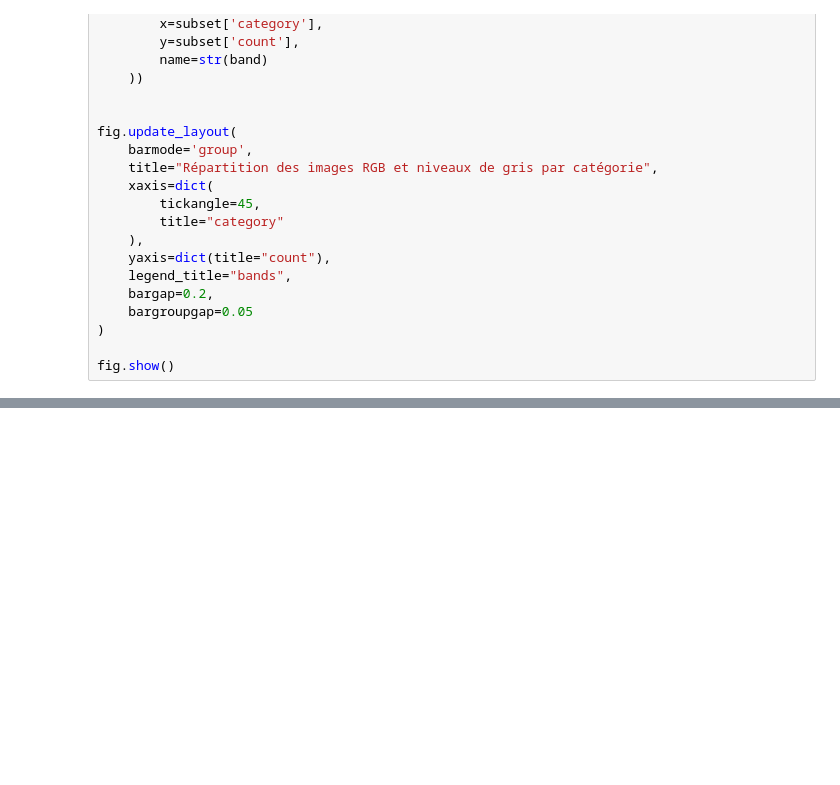
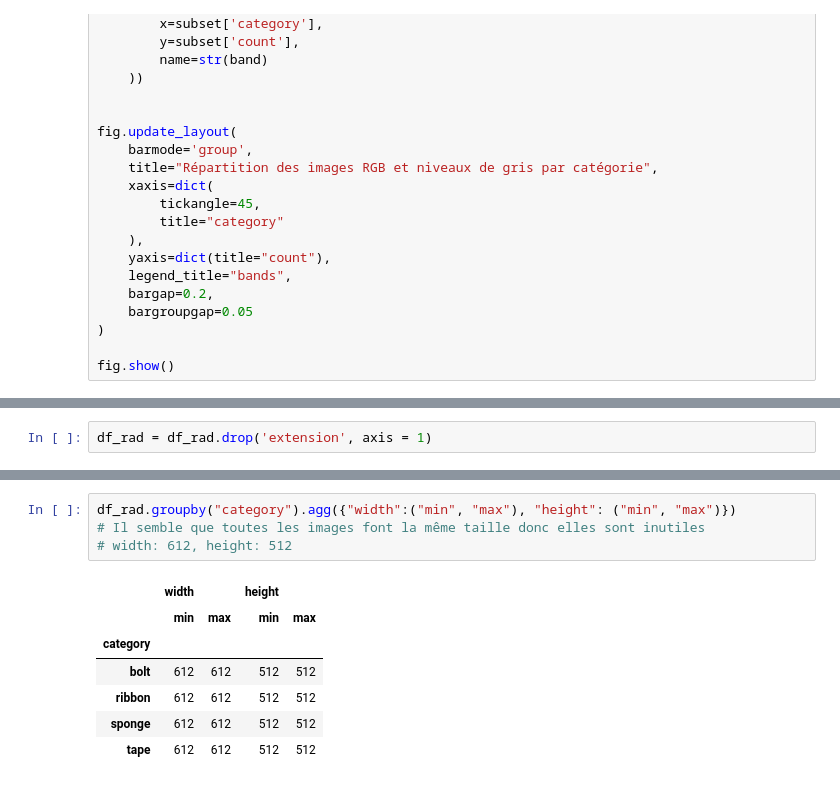
Before and after one commit to DataScientest-Studio/mai26_bds_anomalies, a Jupyter notebook: analyze_image_list.ipynb, the cells around one changed output, grey strips where cells are left out. Saved outputs shown, nothing was run; the diff lists cells and outputs as text; blank space fills up the shorter version.

```diff
--- a/analyze_image_list.ipynb
+++ b/analyze_image_list.ipynb
@@ -278,0 +300,2 @@ fig.show()
+# %%
+df_rad = df_rad.drop('extension', axis = 1)
@@ -278,0 +341,12 @@ fig.show()
+# %%
+df_rad.groupby("category").agg({"width":("min", "max"), "height": ("min", "max")})
+# Il semble que toutes les images font la même taille donc elles sont inutiles
+# width: 612, height: 512
+# %% [output]
+|  | width |  | height |  |
+|  | min | max | min | max |
+| category |  |  |  |  |
+| bolt | 612 | 612 | 512 | 512 |
+| ribbon | 612 | 612 | 512 | 512 |
+| sponge | 612 | 612 | 512 | 512 |
+| tape | 612 | 612 | 512 | 512 |
```
Also changed, not shown: parts of 18 cells of this notebook.
